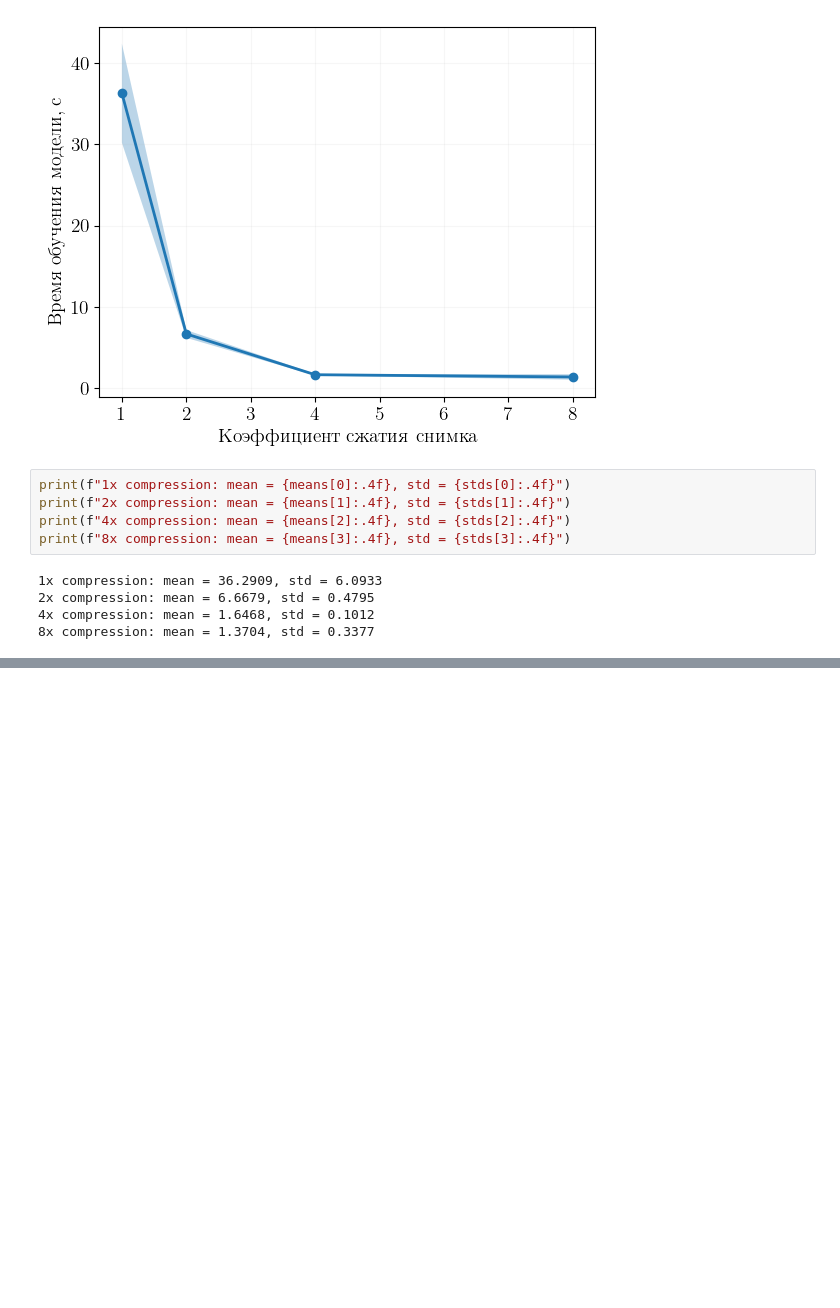
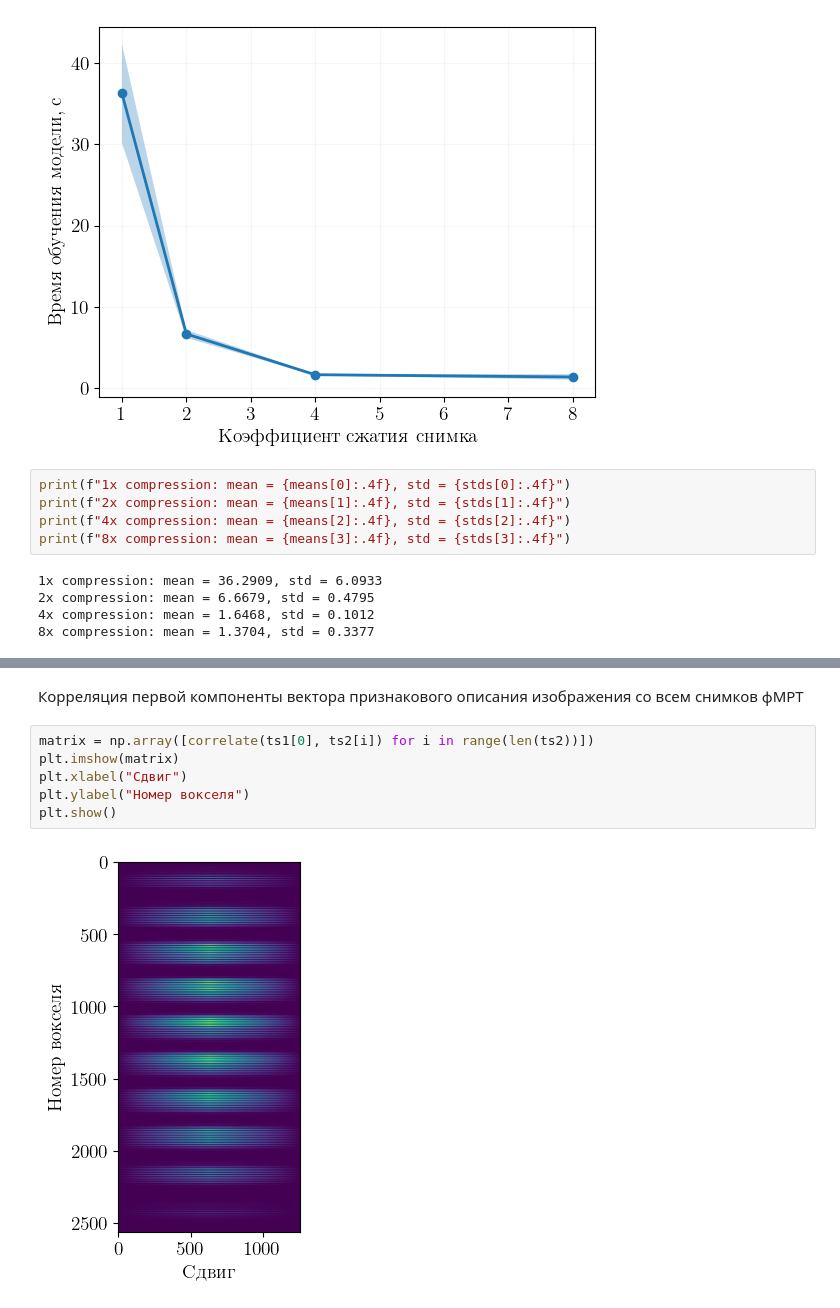
Before and after one commit to intsystems/2023-Project-112, a Jupyter notebook: code/main.ipynb, the cells around one changed output, grey strips where cells are left out. Drawn from its saved outputs; the diff is of its cells as text; blank space fills up the shorter version.

```diff
--- a/code/main.ipynb
+++ b/code/main.ipynb
@@ -615,0 +683,10 @@ print(f"8x compression: mean = {means[3]:.4f}, std = {stds[3]:.4f}")
+# %% [markdown]
+Корреляция первой компоненты вектора признакового описания изображения со всем снимков фМРТ
+# %%
+matrix = np.array([correlate(ts1[0], ts2[i]) for i in range(len(ts2))])
+plt.imshow(matrix)
+plt.xlabel("Сдвиг")
+plt.ylabel("Номер вокселя")
+plt.show()
+# %% [output]
+[figure, added]
```
Also changed, not shown: parts of 26 cells of this notebook, 8 other files.
